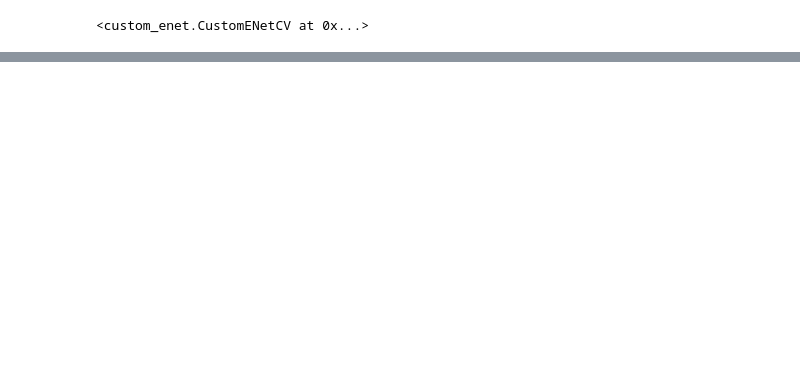
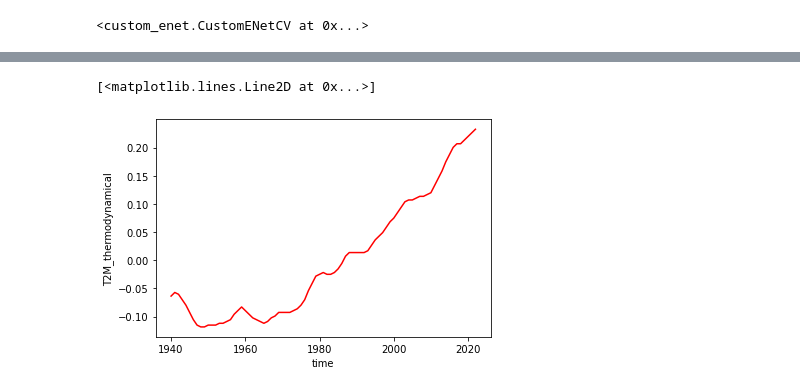
Before and after one commit to tamarahappe/HeaT, a Jupyter notebook: Notebooks/Dyn_decomp.ipynb, the cells around one changed output, grey strips where cells are left out. Cells and saved outputs as stored; diff of their text form; code cells hidden in the pictures; blank space fills up the shorter version.

```diff
--- a/Notebooks/Dyn_decomp.ipynb
+++ b/Notebooks/Dyn_decomp.ipynb
@@ -388,0 +371,4 @@ print(f"\nvariance explained: {explained_variance_score(self._target._x.values,
+# %%
+T2M_thermodynamical = GMSTw * GSMT_x1
+T2M_thermodynamical = T2M_thermodynamical.rename("T2M_thermodynamical")
+T2M_thermodynamical.assign_attrs(units="Celsius", description="Standardized temperature data")
@@ -388,0 +384,5 @@ print(f"\nvariance explained: {explained_variance_score(self._target._x.values,
+# %%
+T2M_thermodynamical.plot(c="red", label="thermodynamic component of T")
+# %% [output]
+[<matplotlib.lines.Line2D at 0x...>]
+[figure, added]
```
Also changed, not shown: parts of 39 cells of this notebook.
